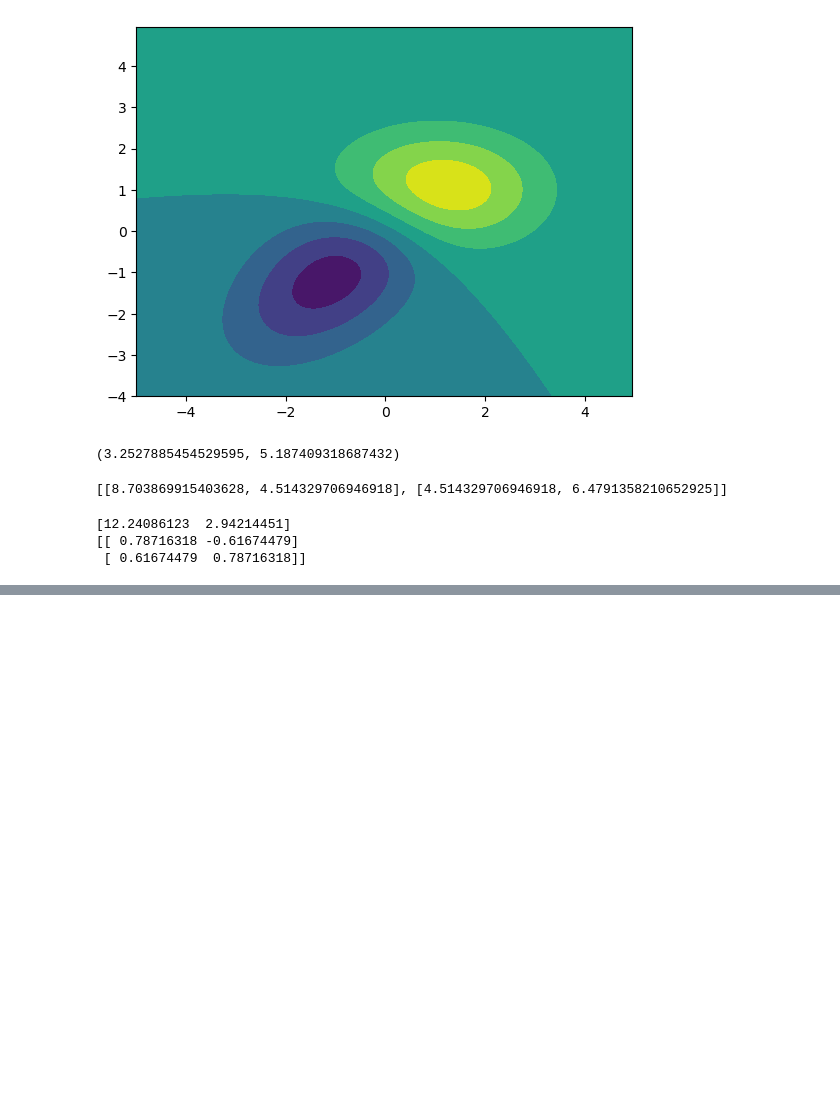
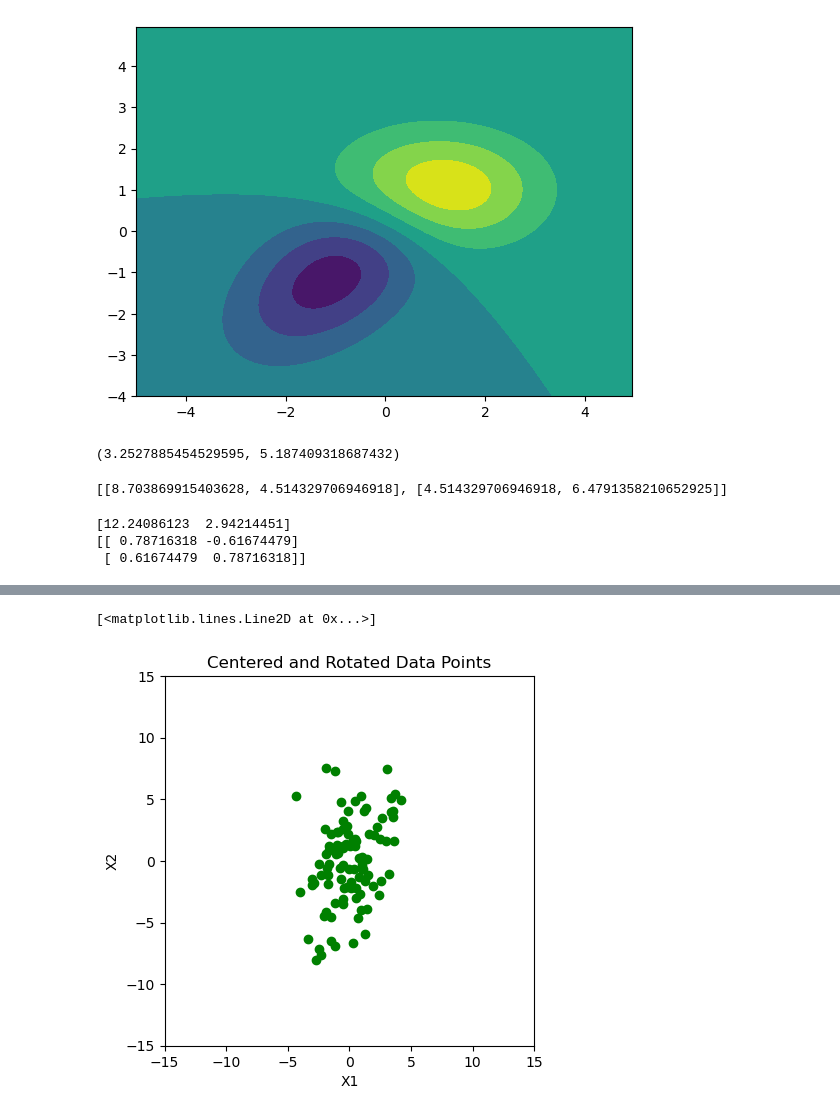
Before and after one commit to AmandaYao00/cs189_hw3, a Jupyter notebook: hw3-2023/code.ipynb, the cells around one changed output, grey strips where cells are left out. Cells and saved outputs as stored; diff of their text form; code cells hidden in the pictures; blank space fills up the shorter version.

```diff
--- a/hw3-2023/code.ipynb
+++ b/hw3-2023/code.ipynb
@@ -118,0 +117,27 @@ plt.plot(X1, X2, 'go')
+# %%
+# 4.5 Center and rotate points
+
+U_t = eigenvectors
+X1_centered = X1 - mu1
+X2_centered = X2 - mu2
+
+X1_rotated = []
+X2_rotated = []
+for i in range(100):
+    new_pt = U_t.dot([X1_centered[i], X2_centered[i]])
+    X1_rotated.append(new_pt[0])
+    X2_rotated.append(new_pt[1])
+
+plt.xlim(-15, 15)
+plt.ylim(-15, 15)
+plt.xlabel('X1')
+plt.ylabel('X2')
+plt.title('Centered and Rotated Data Points')
+
+ax = plt.gca()
+ax.set_aspect('equal', adjustable='box')
+
+plt.plot(X1_rotated, X2_rotated, 'go')
+# %% [output]
+[<matplotlib.lines.Line2D at 0x...>]
+[figure, added]
```
Also changed, not shown: parts of 2 cells of this notebook.
